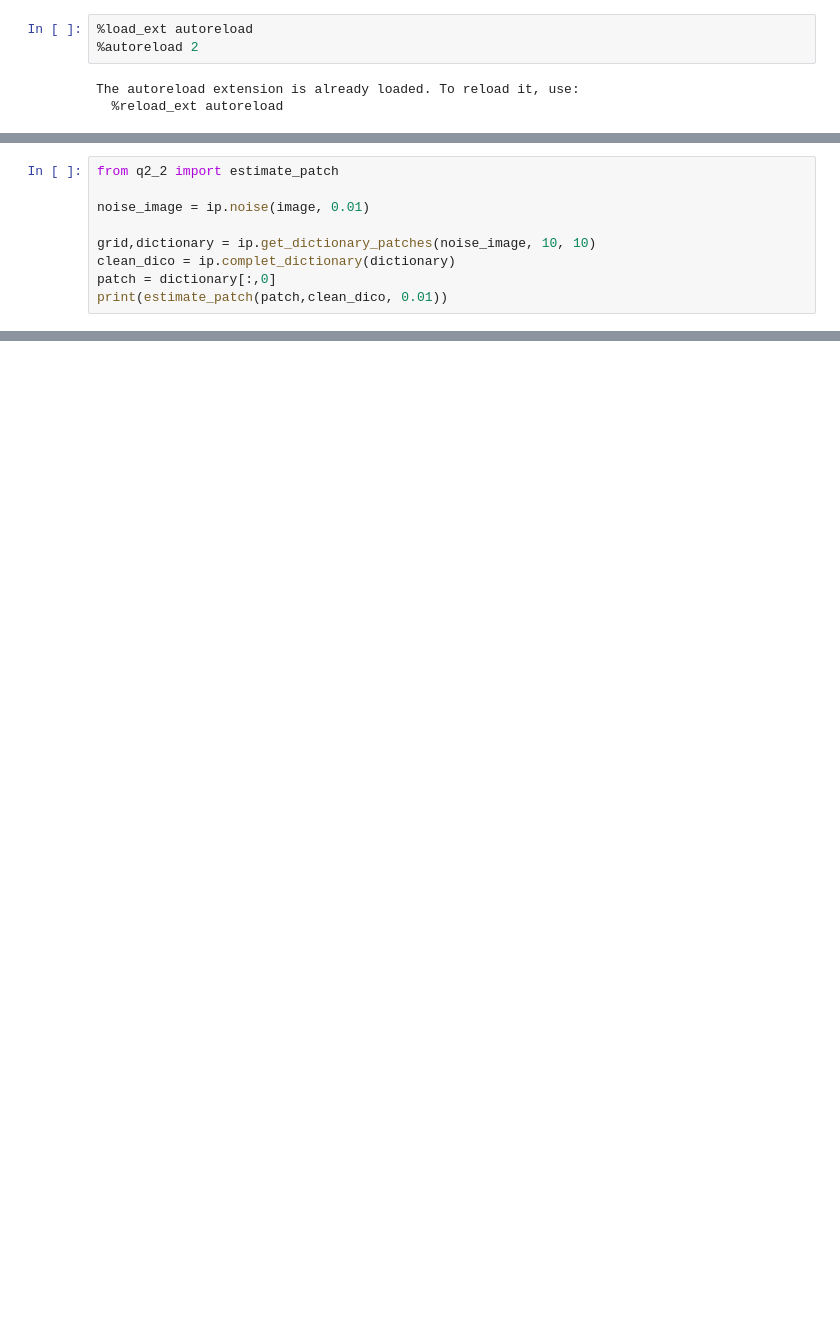
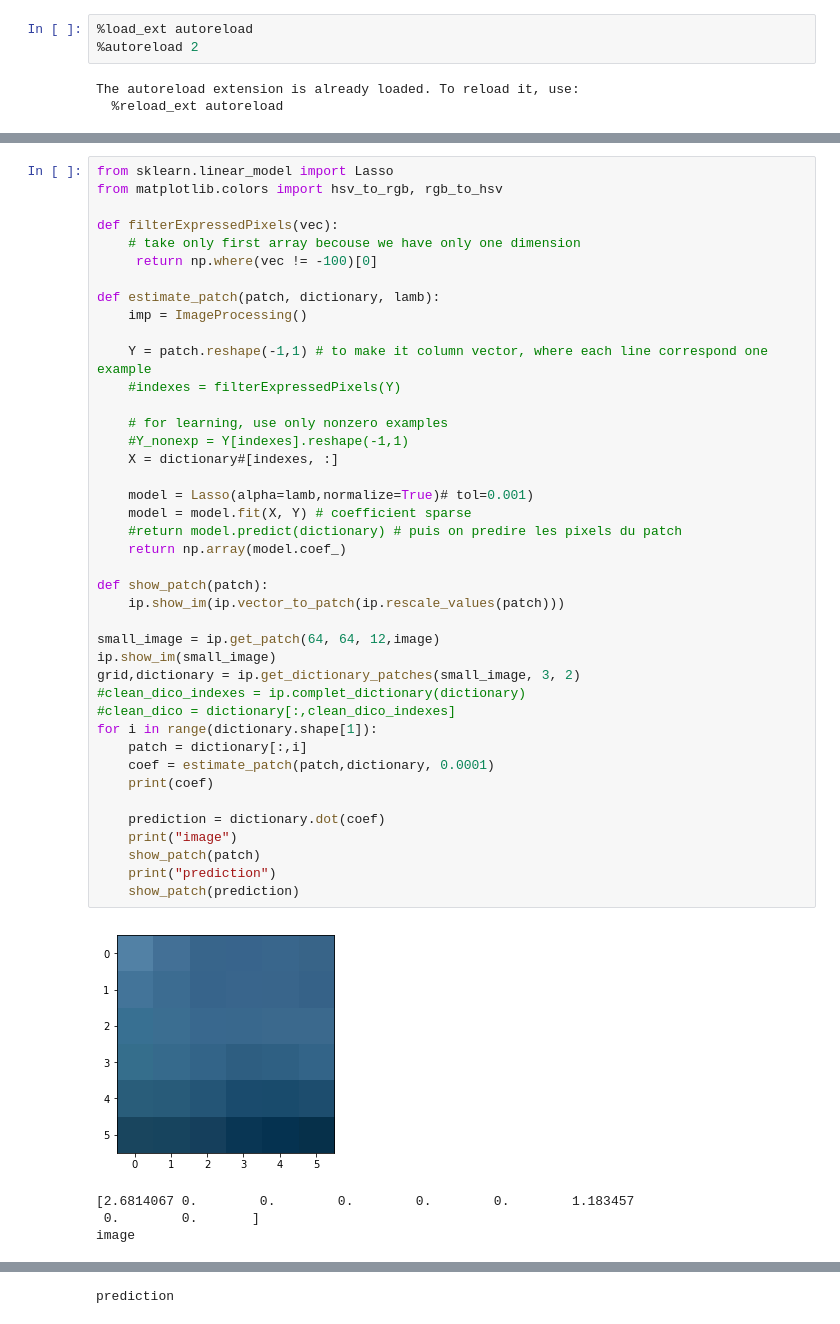
Before and after one commit to clemoberti/arf-project, a Jupyter notebook: sandbox.ipynb, the cells around one changed output, grey strips where cells are left out. Drawn from its saved outputs; the diff is of its cells as text; blank space fills up the shorter version.

Commit message:
trying to fix bugs. Values are now normalized between -1 and 1 as asked but do not work.

```diff
--- a/sandbox.ipynb
+++ b/sandbox.ipynb
@@ -43,9 +37,0 @@ array([[0., 0., 0.],
-# %%
-from q2_2 import estimate_patch
-
-noise_image = ip.noise(image, 0.01)
-
-grid,dictionary = ip.get_dictionary_patches(noise_image, 10, 10)
-clean_dico = ip.complet_dictionary(dictionary)
-patch = dictionary[:,0]
-print(estimate_patch(patch,clean_dico, 0.01))
@@ -89,0 +41,46 @@ array([   0.5647059 ,    0.6390978 ,    0.52156866,    0.56630826,
+# %%
+from sklearn.linear_model import Lasso
+from matplotlib.colors import hsv_to_rgb, rgb_to_hsv
+
+def filterExpressedPixels(vec):
+    # take only first array becouse we have only one dimension
+     return np.where(vec != -100)[0]
+
+def estimate_patch(patch, dictionary, lamb):
+    imp = ImageProcessing()
+
+    Y = patch.reshape(-1,1) # to make it column vector, where each line correspond one example
+    #indexes = filterExpressedPixels(Y)
+
+    # for learning, use only nonzero examples
+    #Y_nonexp = Y[indexes].reshape(-1,1)
+    X = dictionary#[indexes, :]
+
+    model = Lasso(alpha=lamb,normalize=True)# tol=0.001)
+    model = model.fit(X, Y) # coefficient sparse
+    #return model.predict(dictionary) # puis on predire les pixels du patch
+    return np.array(model.coef_)
+
+def show_patch(patch):
+    ip.show_im(ip.vector_to_patch(ip.rescale_values(patch)))
+
+small_image = ip.get_patch(64, 64, 12,image)
+ip.show_im(small_image)
+grid,dictionary = ip.get_dictionary_patches(small_image, 3, 2)
+#clean_dico_indexes = ip.complet_dictionary(dictionary)
+#clean_dico = dictionary[:,clean_dico_indexes]
+for i in range(dictionary.shape[1]):
+    patch = dictionary[:,i]
+    coef = estimate_patch(patch,dictionary, 0.0001)
+    print(coef)
+
+    prediction = dictionary.dot(coef)
+    print("image")
+    show_patch(patch)
+    print("prediction")
+    show_patch(prediction)
+# %% [output]
+[figure, added]
+[2.6814067 0.        0.        0.        0.        0.        1.183457
+ 0.        0.       ]
+image
@@ -89,0 +88 @@ array([   0.5647059 ,    0.6390978 ,    0.52156866,    0.56630826,
+prediction
```
Also changed, not shown: parts of 24 cells of this notebook, 4 other files.
